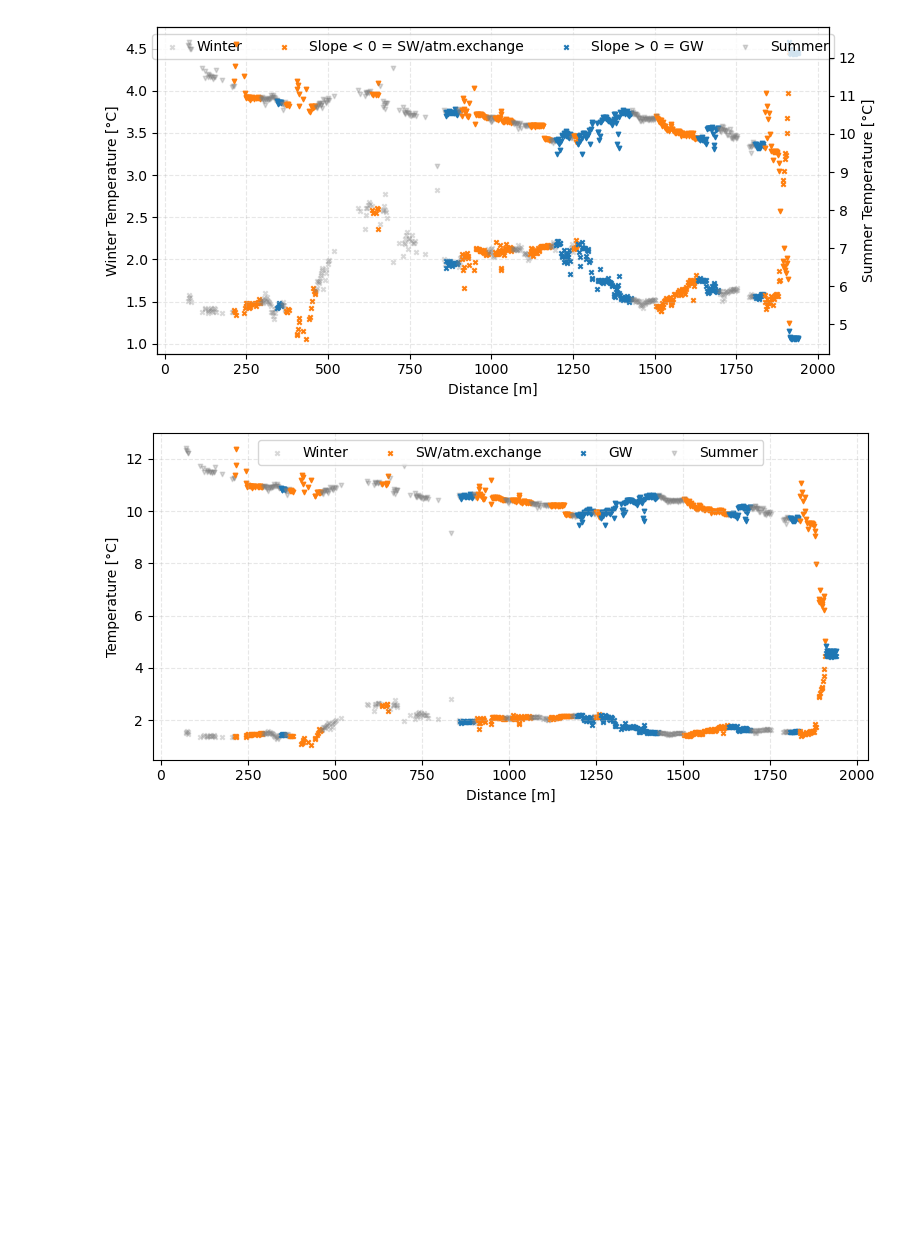
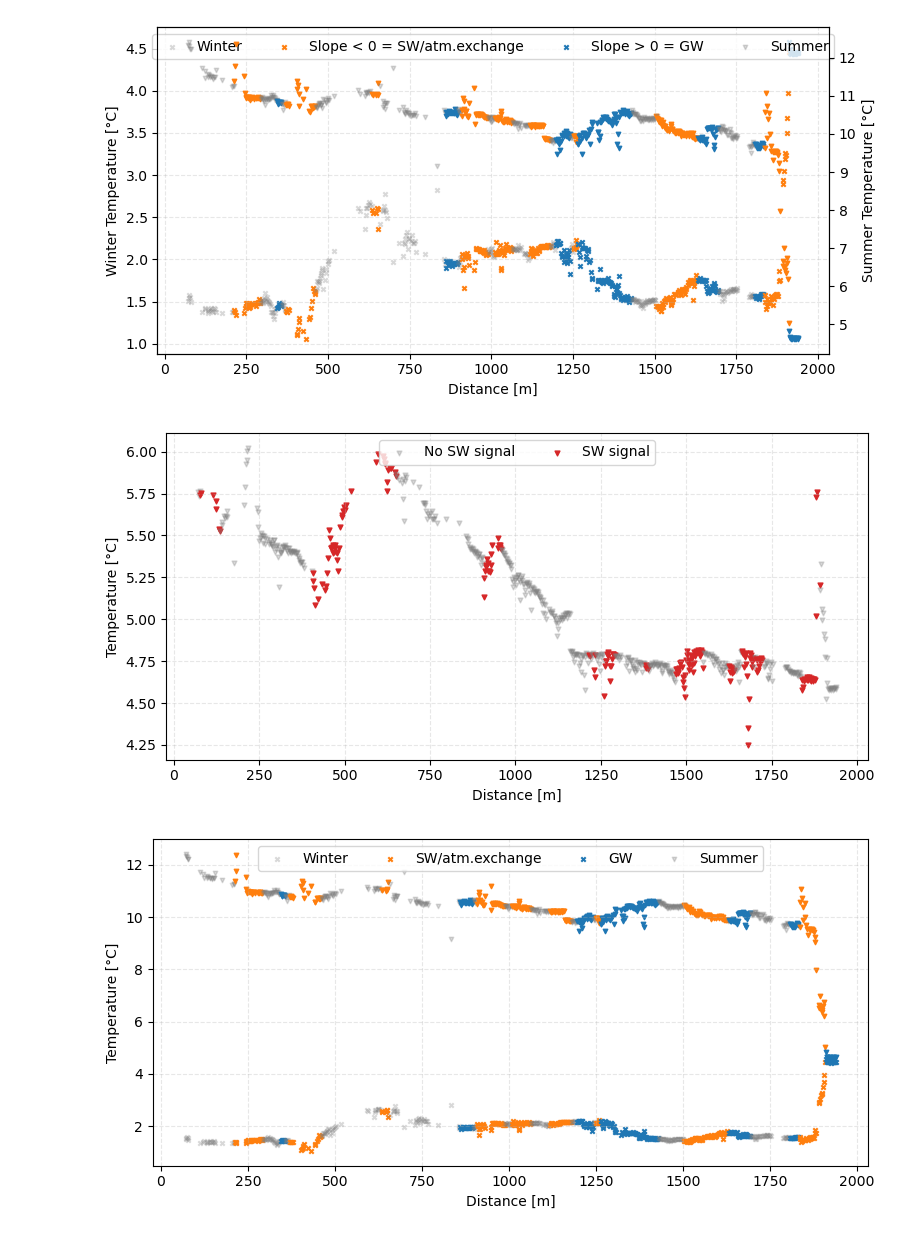
Before and after one commit to Parspar/DTS_analysis_LJO, a Jupyter notebook: plotting_example.ipynb, the cells around one changed output. Cells and saved outputs as stored; diff of their text form; code cells hidden in the pictures; blank space fills up the shorter version.

```diff
--- a/plotting_example.ipynb
+++ b/plotting_example.ipynb
@@ -32,4 +32,10 @@ for file in files:
 q_all = pd.concat(dfs)
 #q_all = q_all.resample('D').mean()
 q_all.loc[slice('2021-09-01', '2023-09-01')].plot()
+
+snowmelt_dates = q_all[
+    (q_all['q'] > 0.2) &
+    (q_all.index.month >= 4) &
+    (q_all.index.month <= 6)
+].index
 # %% [output]
@@ -192,6 +197,87 @@ filename = r'/Users/jpnousu/DTS_data/FIGS/sw_gw_classified.png'
 plt.savefig(filename, dpi=300)
 # %% [output]
 [figure]
+# %%
+# Convert xarray time to pandas datetime
+data_time_pd = pd.to_datetime(data['time'].values)
+
+# Normalize (set all times to midnight) to compare by date
+data_dates = data_time_pd.normalize()
+
+# Convert snowmelt_dates to pandas datetime and normalize
+snowmelt_index = pd.to_datetime(snowmelt_dates).normalize()
+
+# Keep only dates that exist in the data
+valid_dates = snowmelt_index[snowmelt_index.isin(data_dates)]
+
+# Select all half-hourly DTS records for valid dates
+data_snowmelt = data.sel(time=np.isin(data_dates.normalize(), valid_dates))
+
+# Compute mean spatial temperature
+sw_data = data_snowmelt['T'].mean(dim='time')
+sw_data = sw_data.dropna(dim='x')
+
+# --- 2️⃣ Compute rolling slopes along distance ---
+window = 40  # points in rolling window
+
+# Rolling window over distance
+sw_roll_windows = sw_data.rolling(x=window, center=True).construct('window')
+
+# Distance windows
+x_windows = sw_data['x'].rolling(x=window, center=True).construct('window')
+x_centered = x_windows - sw_data['x'].values[:, None]
+
+# Slope = cov(x, y) / var(x)
+sw_deriv = ((x_centered * sw_roll_windows).mean('window') -
+            x_centered.mean('window') * sw_roll_windows.mean('window')) / (
+            (x_centered**2).mean('window') - (x_centered.mean('window'))**2
+)
+
+# --- 3️⃣ Classify SW (negative slope = SW influence) ---
+sw_class = xr.where(sw_deriv > 0, 1, np.nan)
+
+# --- 4️⃣ Convert to numpy for plotting ---
+x_vals = sw_data['x'].values
+sw_vals = sw_data.values
+sw_mask = sw_class.fillna(0).values
+
+def plot_sw_markers(ax, x, y, sw_mask, marker='o'):
+    sw_label_plotted = False
+    no_label_plotted = False
+
+    for i in range(len(x)):
+        if sw_mask[i] == 1:
+            if not sw_label_plotted:
+                ax.scatter(x[i], y[i], color='tab:red', s=12,
+                           marker=marker, label='SW signal')
+                sw_label_plotted = True
+            else:
+                ax.scatter(x[i], y[i], color='tab:red', s=12, marker=marker)
+        else:
+            if not no_label_plotted:
+                ax.scatter(x[i], y[i], color='grey', alpha=0.3, s=12,
+                           marker=marker, label='No SW signal')
+                no_label_plotted = True
+            else:
+                ax.scatter(x[i], y[i], color='grey', alpha=0.3, s=12, marker=marker)
+
+fig, ax = plt.subplots(figsize=(8, 4))
+plot_sw_markers(ax, x_vals, sw_vals, sw_mask, marker='v')
+
+ax.set_xlabel('Distance [m]')
+ax.set_ylabel('Temperature [°C]')
+ax.grid(True, linestyle='--', alpha=0.3)
+
+# Combine legend
+handles, labels = ax.get_legend_handles_labels()
+unique = dict(zip(labels, handles))
+ax.legend(unique.values(), unique.keys(), loc='upper center', ncol=2)
+
+plt.tight_layout()
+filename = r'/Users/jpnousu/DTS_data/FIGS/sw_melt_classified.png'
+plt.savefig(filename, dpi=300)
+# %% [output]
+[figure, added]
 # %%
 # --- Plot on ONE shared y-axis ---
 fig, ax = plt.subplots(figsize=(8, 4))
```
Also changed, not shown: parts of 1 cell of this notebook.
